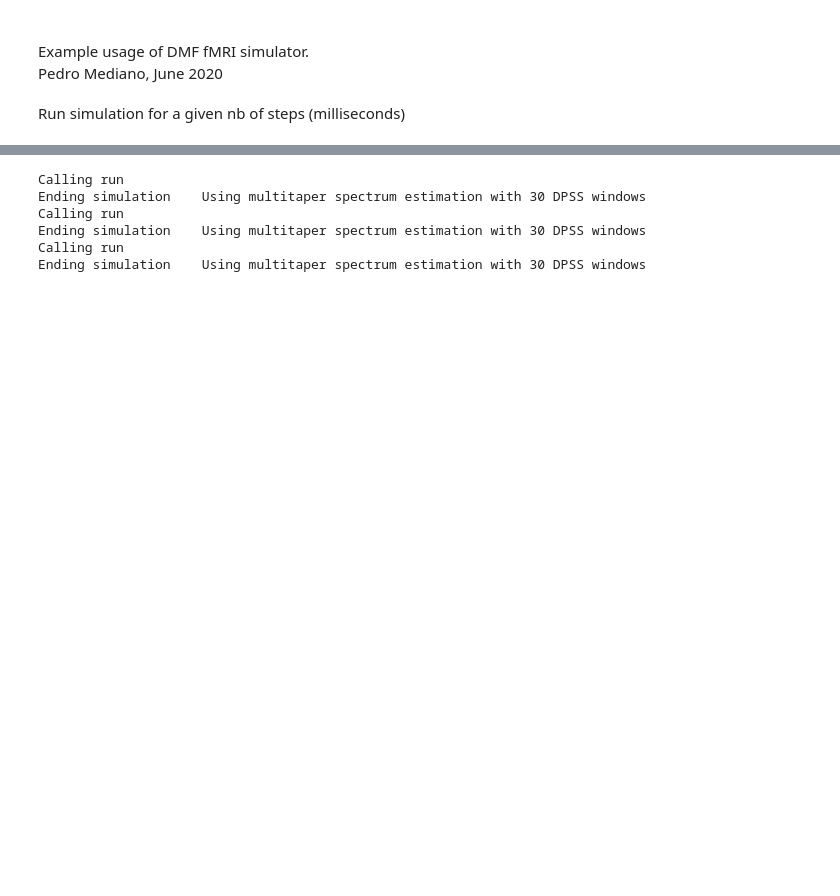
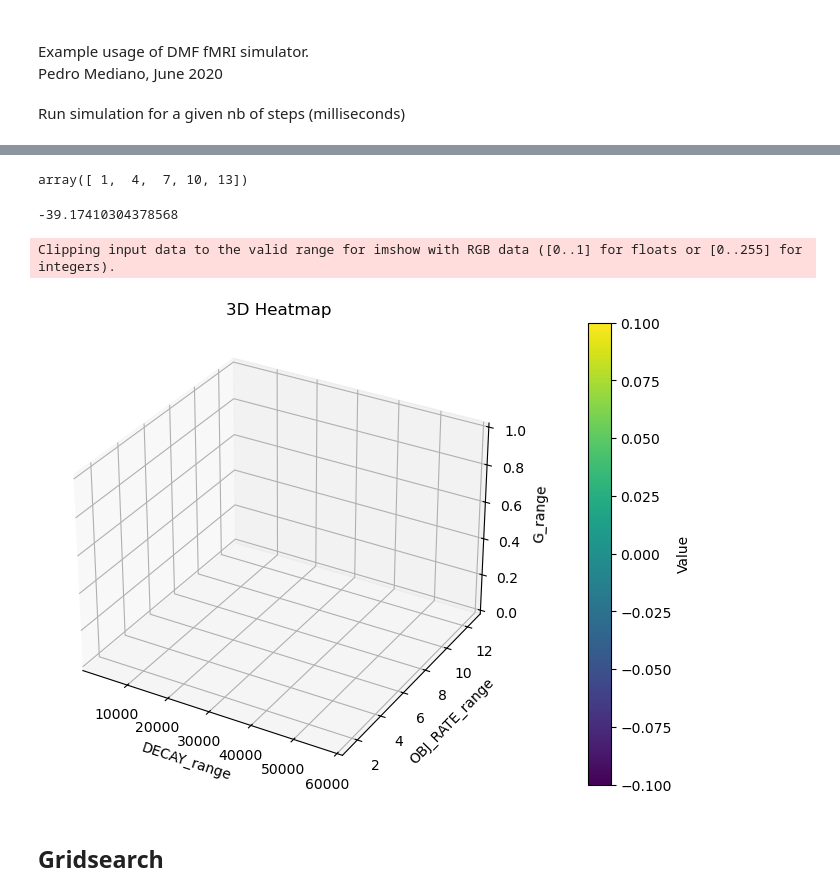
Before and after one commit to Picardian14/dyn_fic_dmf, a Jupyter notebook: python/example.ipynb, the cells around one changed output, grey strips where cells are left out. Cells and saved outputs as stored; diff of their text form; code cells hidden in the pictures; blank space fills up the shorter version.

```diff
--- a/python/example.ipynb
+++ b/python/example.ipynb
@@ -34,7 +166,49 @@ Run simulation for a given nb of steps (milliseconds)
+# %%
+OBJ_RATE_range
+#homeostatic_fittness_grid = np.zeros((len(G_range), len(DECAY_range),len(OBJ_RATE_range)))
+# %% [output]
+array([ 1,  4,  7, 10, 13])
+# %%
+homeostatic_fittness_grid[0,0,0]
+# %% [output]
+-39.17410304378568
+# %%
+import matplotlib.pyplot as plt
+from mpl_toolkits.mplot3d import Axes3D
+
+# Assuming homeostatic_fittness_grid contains the values
+# and DECAY_range, OBJ_RATE_range, and G_range are your range variables
+
+fig = plt.figure(figsize=(10, 6))
+ax = fig.add_subplot(111, projection='3d')
+
+# Creating meshgrid for X, Y, Z axes
+X, Y = np.meshgrid(DECAY_range, OBJ_RATE_range)
+Z = homeostatic_fittness_grid
+
+# Plotting the 3D heatmap
+heatmap = ax.imshow(Z.T, cmap='viridis', aspect='auto', extent=[min(DECAY_range), max(DECAY_range), min(OBJ_RATE_range), max(OBJ_RATE_range)])
+ax.set_xlabel('DECAY_range')
+ax.set_ylabel('OBJ_RATE_range')
+ax.set_zlabel('G_range')
+ax.set_title('3D Heatmap')
+
+# Adding colorbar
+cbar = fig.colorbar(heatmap, ax=ax, pad=0.1)
+cbar.set_label('Value')
+
+plt.show()
+# %% [output]
+Clipping input data to the valid range for imshow with RGB data ([0..1] for floats or [0..255] for integers).
+[figure, added]
+# %% [markdown]
+## Gridsearch
 # %%
 nb_steps = 100000
 C = loadmat('../SC_and_5ht2a_receptors.mat')['sc90']
 C = 0.2*C/np.max(C)
+N = C.shape[0]
+brunout = 5
 params = dmf.default_params(C=C)
 params['seed'] = 2
 G_max = 15
@@ -48,16 +222,20 @@ LR_range = np.arange(0,LR_max,LR_step)
 amount_slow_regions_grid = np.zeros((len(G_range), len(LR_range)))
 mean_slow_grid = np.zeros((len(G_range), len(LR_range)))
 std_slow_grid = np.zeros((len(G_range), len(LR_range)))
+rates_grid,rates_inh_grid, bold_grid, fic_t_grid = np.zeros((len(G_range),len(LR_range),N,nb_steps)),np.zeros((len(G_range),len(LR_range),N,nb_steps)),np.zeros((len(G_range),len(LR_range),N,nb_steps)),np.zeros((len(G_range),len(LR_range),N,nb_steps))
 for idx_G,G in enumerate(G_range):
     for idx_LR,LR in enumerate(LR_range):
         params['G'] = G
         params['lrj'] = LR
-        #params['taoj'] = 210000
+        params['taoj'] = 60000
         params['J'] = 0.75*params['G']*params['C'].sum(axis=0).squeeze() + 1
         N = C.shape[0]
         tracemalloc.start()
         rates, rates_inh, bold, fic_t = dmf.run(params, nb_steps,return_rate=True, return_bold=True, return_fic=True)
-        brunout = 5
+        rates_grid[idx_G, idx_LR] = rates
+        rates_inh_grid[idx_G, idx_LR] = rates_inh
+        #bold_grid[idx_G, idx_LR] = bold
+        fic_t_grid[idx_G, idx_LR] = fic_t
         # Slicing and computations
         bold = bold[:, (np.ceil(brunout / params['TR'])).astype(int):]
         rates = rates[:, np.ceil(brunout * 1000).astype(int):]
@@ -72,10 +250,3 @@ for idx_G,G in enumerate(G_range):
         amount_slow_regions_grid[idx_G, idx_LR] = amount_slow_regions
         mean_slow_grid[idx_G, idx_LR] = mean_slow
         std_slow_grid[idx_G, idx_LR] = std_slow
-# %% [output]
-Calling run
-Ending simulation    Using multitaper spectrum estimation with 30 DPSS windows
-Calling run
-Ending simulation    Using multitaper spectrum estimation with 30 DPSS windows
-Calling run
-Ending simulation    Using multitaper spectrum estimation with 30 DPSS windows
```
Also changed, not shown: parts of 23 cells of this notebook, 8 other files.
